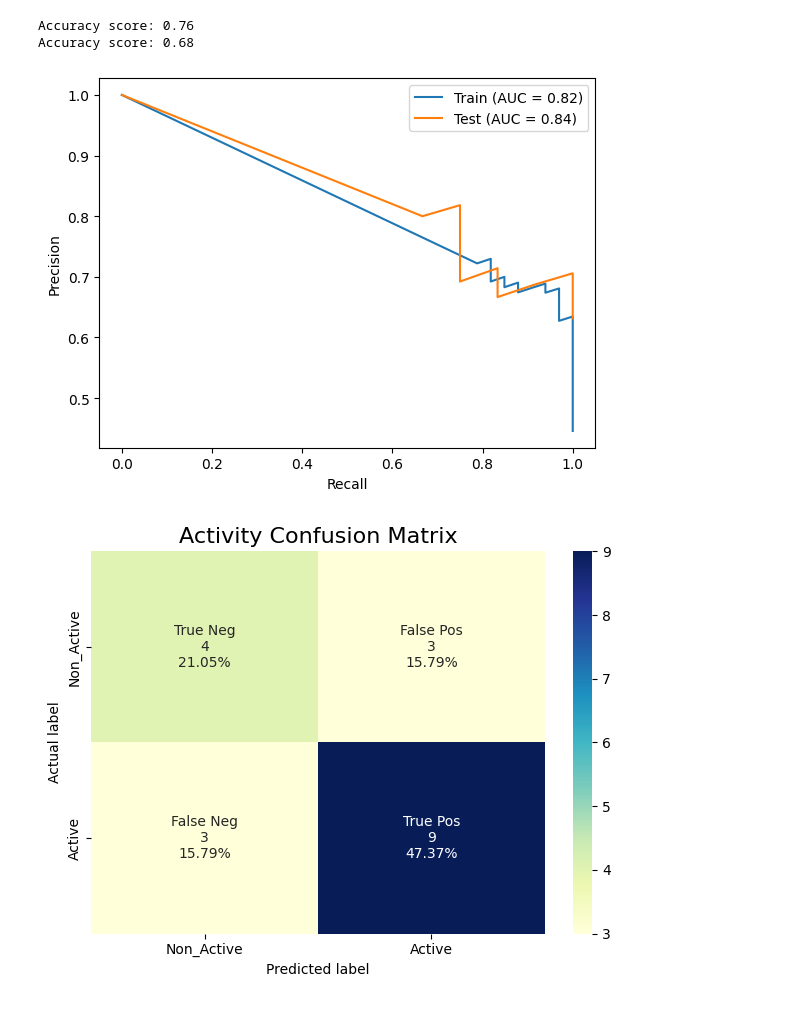
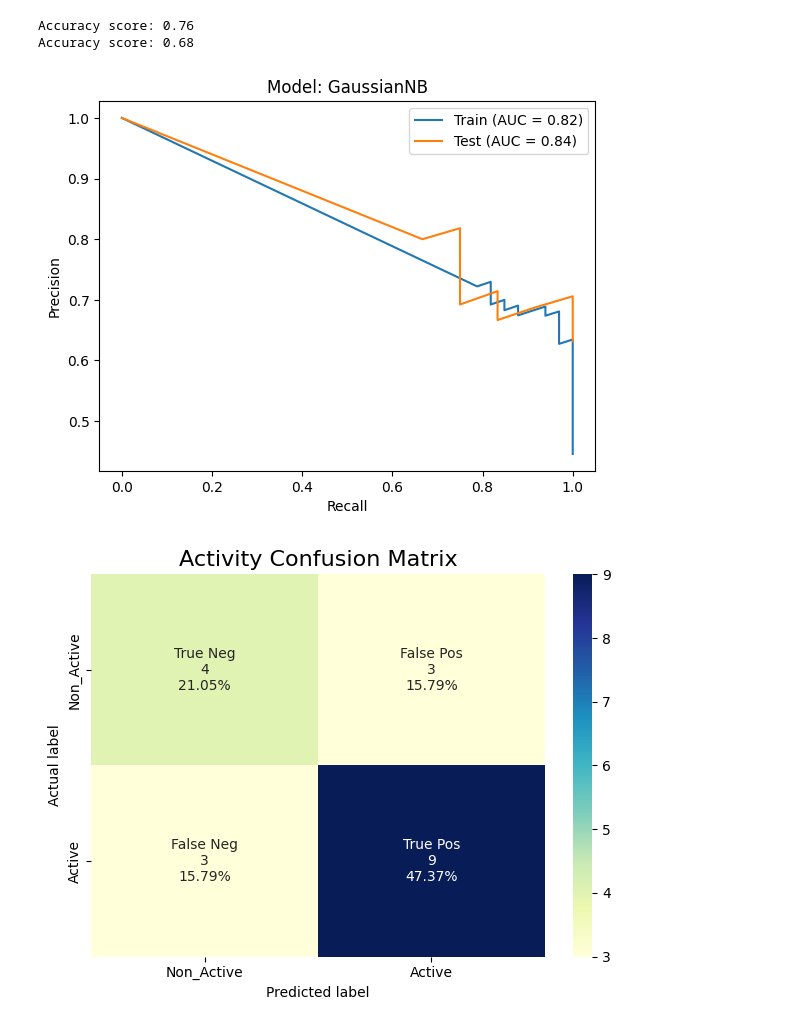
Before and after one commit to ziul-bio/DMS_ML_AMP, a Jupyter notebook: 06_Activity_model_v01.ipynb, the cells around one changed output. Cells and saved outputs as stored; diff of their text form; code cells hidden in the pictures.

Commit message:
saving plots

```diff
--- a/06_Activity_model_v01.ipynb
+++ b/06_Activity_model_v01.ipynb
@@ -355,23 +349,25 @@ Accuracy score: 0.68
 # %%
 # Predict probabilities on the training and testing sets
 y_train_proba = gnb.predict_proba(XX_train)[:, 1]
 y_test_proba = gnb.predict_proba(XX_test)[:, 1]
 
 # Compute precision-recall curves and AUCs for the training and testing sets
 train_precision, train_recall, _ = precision_recall_curve(y_train, y_train_proba)
 test_precision, test_recall, _ = precision_recall_curve(y_test, y_test_proba)
 train_auc = auc(train_recall, train_precision)
 test_auc = auc(test_recall, test_precision)
 
 # Plot the precision-recall curves and AUCs for the training and testing sets
+plt.title('Model: GaussianNB')
 plt.plot(train_recall, train_precision, label=f'Train (AUC = {train_auc:.2f})')
 plt.plot(test_recall, test_precision, label=f'Test (AUC = {test_auc:.2f})')
 plt.xlabel('Recall')
 plt.ylabel('Precision')
 plt.legend()
+plt.savefig('results/precision_recall_curve_GaussianNB.png', dpi=600)
 plt.show()
 # %% [output]
-[figure, old version]
+[figure, new version]
 # %%
 #confusion_matrix,
 y_pred = gnb.predict(XX_test)
```
Also changed, not shown: parts of 2 cells of this notebook, 1 other file.
